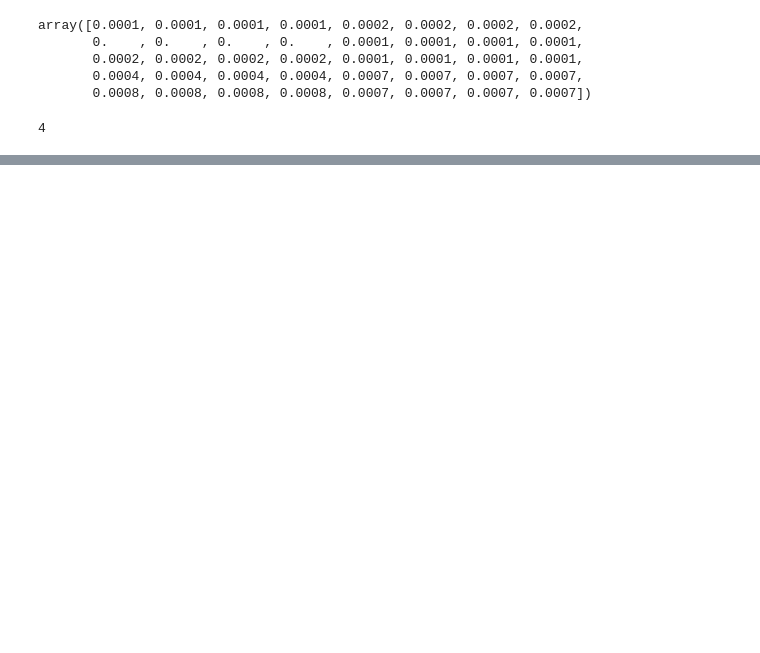
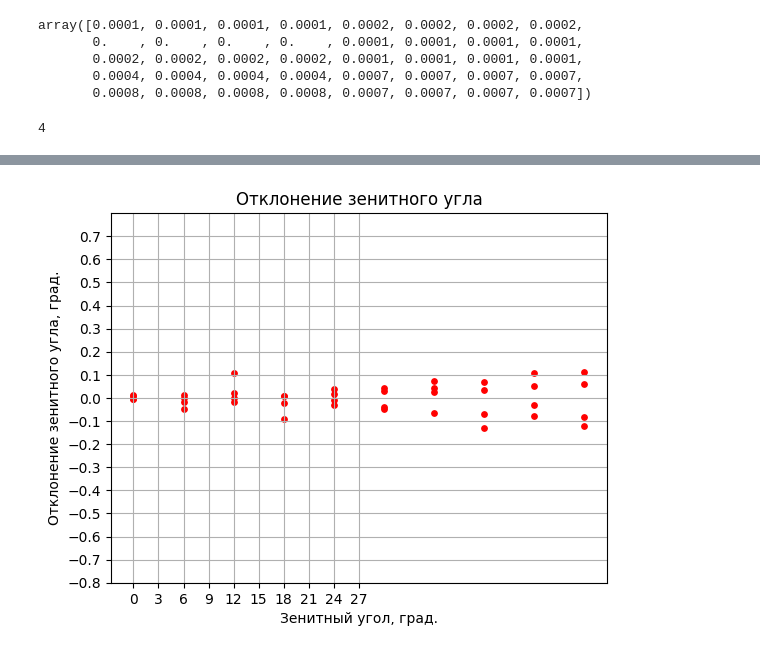
Before and after one commit to functiod/Calibrator, a Jupyter notebook: dsg/calibrator/data_processing/test.ipynb, the cells around one changed output, grey strips where cells are left out. Cells and saved outputs as stored; diff of their text form; code cells hidden in the pictures; blank space fills up the shorter version.

```diff
--- a/dsg/calibrator/data_processing/test.ipynb
+++ b/dsg/calibrator/data_processing/test.ipynb
@@ -243,3 +247,7 @@ plot_teor_exp_calib(df)
+# %%
+plotZenithDeviation(df)
+# %% [output]
+[figure, added]
 # %%
 fig = plt.figure()
 
```
Also changed, not shown: parts of 8 cells of this notebook, 14 other files.
